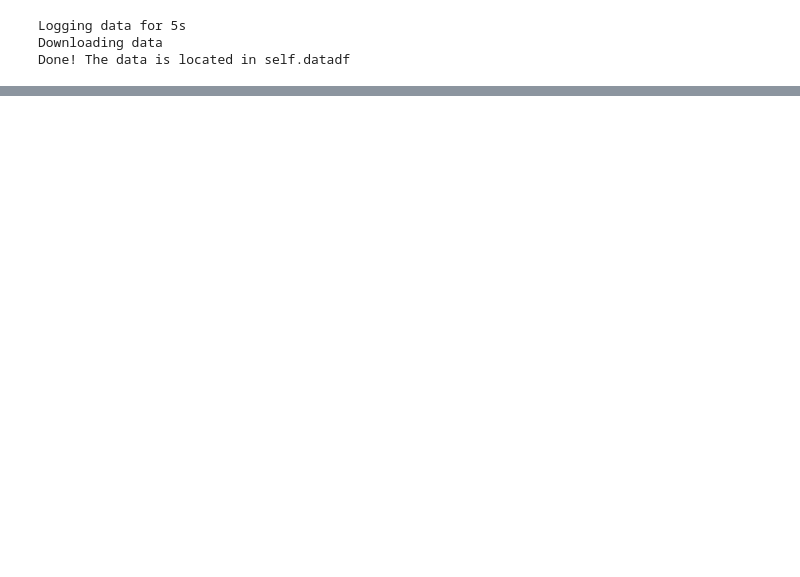
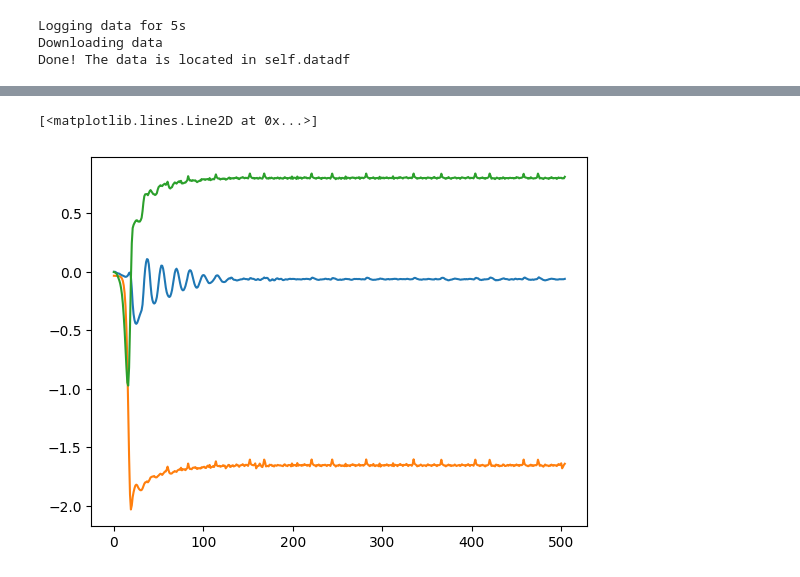
Before and after one commit to jrspan/dobbelsteenbep, a Jupyter notebook: Project files/kalman.ipynb, the cells around one changed output, grey strips where cells are left out. Cells and saved outputs as stored; diff of their text form; code cells hidden in the pictures; blank space fills up the shorter version.

```diff
--- a/Project files/kalman.ipynb
+++ b/Project files/kalman.ipynb
@@ -148,15 +63,12 @@ data.head(1000)
 506 rows × 7 columns
 # %%
-
-
 y11 = np.array([data['x_acc'][0], data['y_acc'][0], data['z_acc'][0]])
 gb = y11 / np.linalg.norm(y11)
 gn = np.array([0, 0, 1])
 mn = np.array([1, 0, 0])
 mb = np.array([1, 0, 0])
-A = - np.matmul(left_quat_mul(np.array([0, *gn])), right_quat_mul(np.array([0, *gb]))) - np.matmul(left_quat_mul(np.array([0, *mn])), right_quat_mul(np.array([0, *mb])))
 
-
+A = - np.matmul(left_quat_mul(np.array([0, *gn])), right_quat_mul(np.array([0, *gb]))) #- np.matmul(left_quat_mul(np.array([0, *mn])), right_quat_mul(np.array([0, *mb])))
 
 # Compute eigenvalues and eigenvectors
 eigenvalues, eigenvectors = np.linalg.eigh(A)
@@ -165,5 +77,3 @@ eigenvalues, eigenvectors = np.linalg.eigh(A)
 # and the corresponding eigenvectors are columns of 'eigenvectors'
 max_eigenvalue_index = np.argmax(eigenvalues)
 max_eigenvector = eigenvectors[:, max_eigenvalue_index]
-
-print(max_eigenvector)
@@ -183,5 +80,5 @@ z_gyro 0.19518139077380708
 # %%
-qtmin1tmin1 = max_eigenvector
+q11 = max_eigenvector
 
 dqde = np.array([
     [0,0,0],
@@ -191,10 +88,10 @@ dqde = np.array([
 ])
 
 sigma_etha = np.array([
-    [np.pi / 9, 0, 0],
-    [0, np.pi / 9, 0],
-    [0, 0, np.pi / 9]
+    [(np.pi / 9) ** 2, 0, 0],
+    [0, (np.pi / 9) ** 2, 0],
+    [0, 0, (np.pi / 9) ** 2]
 ])
 
-Ptmin1tmin1 = 0.25 * np.matmul(np.matmul(np.matmul(np.matmul(right_quat_mul(qtmin1tmin1), dqde), sigma_etha), dqde.T), right_quat_mul(qtmin1tmin1))
+P11 = 0.25 * np.matmul(np.matmul(np.matmul(np.matmul(right_quat_mul(q11), dqde), sigma_etha), dqde.T), right_quat_mul(q11))
 # %%
@@ -317,0 +208,10 @@ plt.plot(euler_z)
+# %%
+epsilons = np.concatenate(epsilon_list)
+epsilons = np.reshape(epsilons, (int(len(epsilons) / 3), 3))
+
+plt.plot(epsilons[:, 0])
+plt.plot(epsilons[:, 1])
+plt.plot(epsilons[:, 2])
+# %% [output]
+[<matplotlib.lines.Line2D at 0x...>]
+[figure, added]
```
Also changed, not shown: parts of 17 cells of this notebook, 9 other files.
